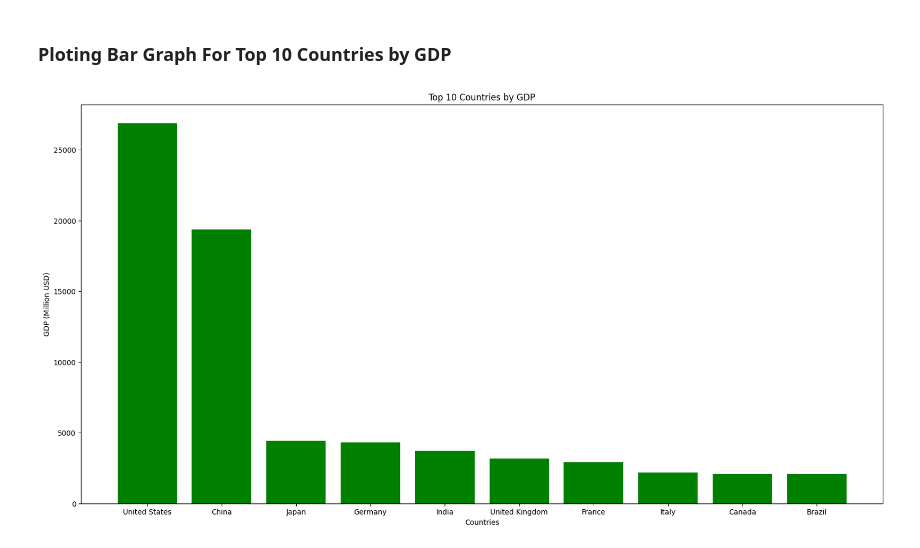
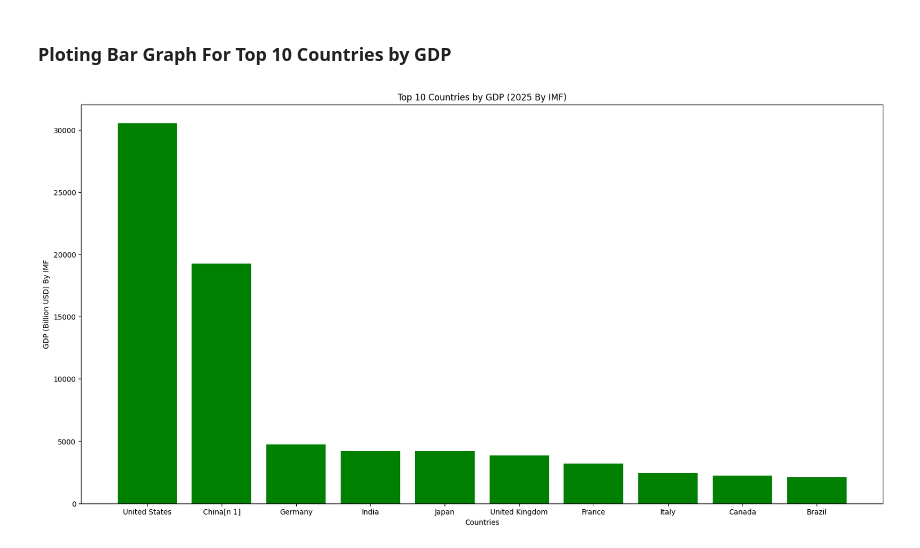
Before and after one commit to DevSheta07/GDP-Data-Extraction-and-Processing, a Jupyter notebook: GDPProject.ipynb, the cells around one changed output. Drawn from its saved outputs; the diff is of its cells as text; code cells hidden in the pictures.

```diff
--- a/GDPProject.ipynb
+++ b/GDPProject.ipynb
@@ -24,9 +34,9 @@ df[['GDP (Million USD)']] = df[['GDP (Million USD)']].astype(int)
 # %%
-df[['GDP (Million USD)']] = df[['GDP (Million USD)']] / 1000
+df[['GDP (Million USD) By IMF']] = df[['GDP (Million USD) By IMF']] / 1000
 # %%
-df[['GDP (Million USD)']] = np.round(df[['GDP (Million USD)']],2)
+df[['GDP (Million USD) By IMF']] = np.round(df[['GDP (Million USD) By IMF']],2)
 # %%
-df_billion = df.rename(columns={'GDP (Million USD)' : 'GDP (Billion USD)'})
+df_billion = df.rename(columns={'GDP (Million USD) By IMF' : 'GDP (Billion USD) By IMF'})
 # %%
 print(df_billion)
 df_billion.to_csv('Largest_economies.csv')  # Writing results in csv file
@@ -46,15 +56,15 @@ df_billion.to_csv('Largest_economies.csv')  # Writing results in csv file
 ### Ploting Bar Graph For Top 10 Countries by GDP
 # %%
 countries = np.array(df_billion['Country'])
-gdp = np.array(df_billion['GDP (Billion USD)'])
+gdp = np.array(df_billion['GDP (Billion USD) By IMF'])
 # %%
 plt.figure(figsize=(20,10))
-plt.title('Top 10 Countries by GDP')
+plt.title('Top 10 Countries by GDP (2025 By IMF)')
 plt.xlabel('Countries')
-plt.ylabel('GDP (Million USD)')
+plt.ylabel('GDP (Billion USD) By IMF')
 plt.bar(countries, gdp, color='green')
 
 plt.savefig('gdp_bar_plot.png')
 plt.show()
 # %% [output]
-[figure, old version]
+[figure, new version]
```
Also changed, not shown: parts of 7 cells of this notebook, 2 other files.
